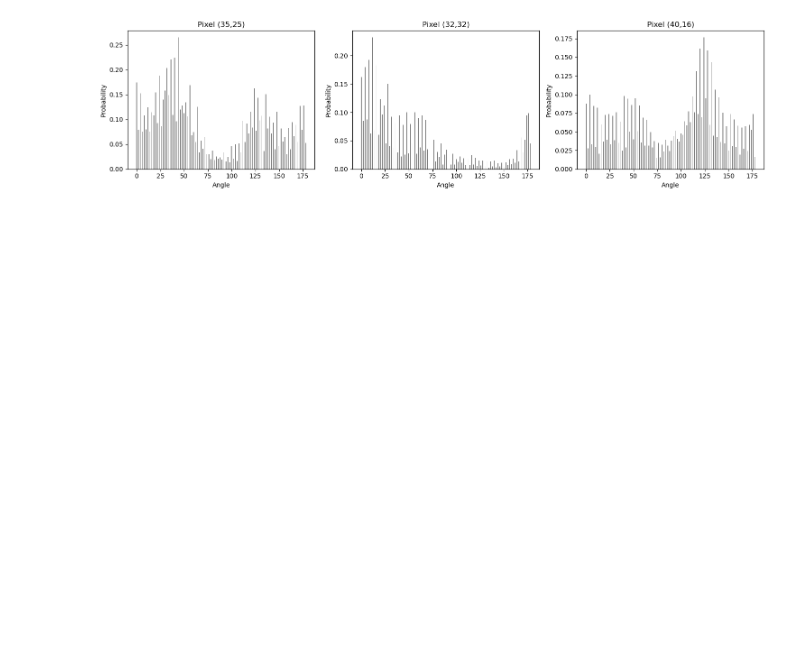
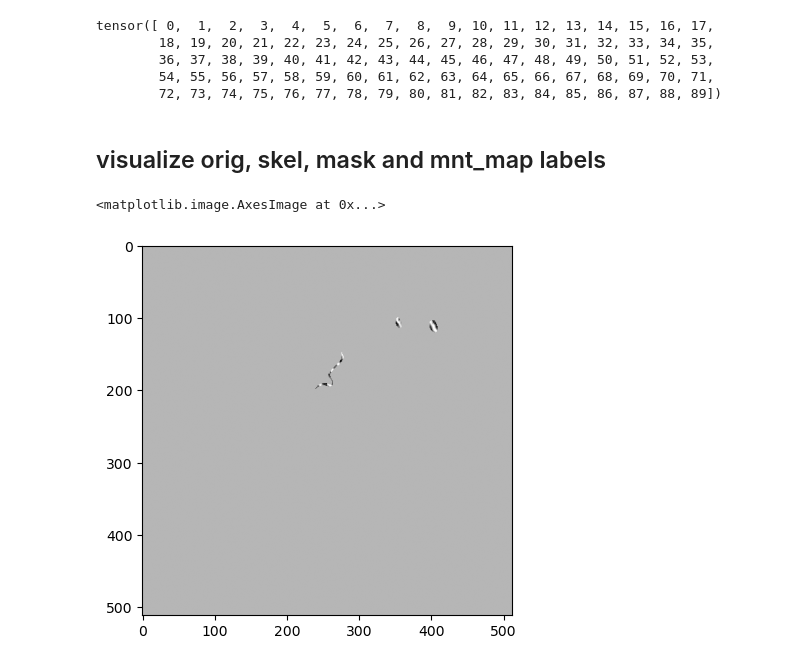
Before and after one commit to gdseabra/multitask-enhancement, a Jupyter notebook: notebooks/model_debug.ipynb, the cells around one changed output. Saved outputs shown, nothing was run; the diff lists cells and outputs as text; code cells hidden in the pictures; blank space fills up the shorter version.

```diff
--- a/notebooks/model_debug.ipynb
+++ b/notebooks/model_debug.ipynb
@@ -491,23 +0,0 @@ plt.show()
-# %%
-
-# Example tensor
-x = prob_map
-# Arbitrary pixel coordinates (list of tuples)
-pixels = [(35, 25), (32, 32), (40, 16)]  # N=3 pixels
-
-# Plot each pixel’s channel values
-fig, axes = plt.subplots(1, len(pixels), figsize=(15, 4))
-
-for ax, (i, j) in zip(axes, pixels):
-    channel_values = x[:, i, j].cpu().detach().numpy()  # shape (C,)
-    ax.bar([ang*2 for ang in range(len(channel_values))], channel_values, color='gray')
-    ax.set_title(f'Pixel ({i},{j})')
-    ax.set_xlabel('Angle')
-    ax.set_ylabel('Probability')
-    # ax.set_xticks([0, len(channel_values), len(channel_values)*2 - 2])
-
-
-plt.tight_layout()
-plt.show()
-# %% [output]
-[figure, removed]
@@ -513,0 +9,27 @@ plt.show()
+# %%
+batch_size  = 2
+data_dir   = '/storage/seabra/segmentation_study/train_data/'
+data_module = EnhancerTrainDataModule(data_dir=data_dir, lat_subdir='/synth_lats_docs_mixed/', orient_subdir='/dirmap_gt_full_png/', ref_subdir='basen_refs_full/', skel_subdir='ref_dist/', mask_subdir='/lat_masks_after_docs_synth_lats_docs_mixed/mask/', use_ref_mask=False,data_list='/lists/basenames/lat_list_nfiq80.txt', batch_size=batch_size)
+
+data_module.setup()
+x, orient_idx, orig, bin, mask = next(iter(data_module.train_dataloader()))
+# %%
+orient_idx[0, 0, :, :].unique()
+# %% [output]
+tensor([ 0,  1,  2,  3,  4,  5,  6,  7,  8,  9, 10, 11, 12, 13, 14, 15, 16, 17,
+        18, 19, 20, 21, 22, 23, 24, 25, 26, 27, 28, 29, 30, 31, 32, 33, 34, 35,
+        36, 37, 38, 39, 40, 41, 42, 43, 44, 45, 46, 47, 48, 49, 50, 51, 52, 53,
+        54, 55, 56, 57, 58, 59, 60, 61, 62, 63, 64, 65, 66, 67, 68, 69, 70, 71,
+        72, 73, 74, 75, 76, 77, 78, 79, 80, 81, 82, 83, 84, 85, 86, 87, 88, 89])
+# %% [markdown]
+## visualize orig, skel, mask and mnt_map labels
+# %%
+import matplotlib.pyplot as plt
+
+ang = 120
+m = orient_idx[0, 0, :, :] == ang//2
+
+plt.imshow(orig[0, 0, :, :]*m, cmap = 'gray')
+# %% [output]
+<matplotlib.image.AxesImage at 0x...>
+[figure, added]
```
Also changed, not shown: parts of 28 cells of this notebook, 8 other files.
